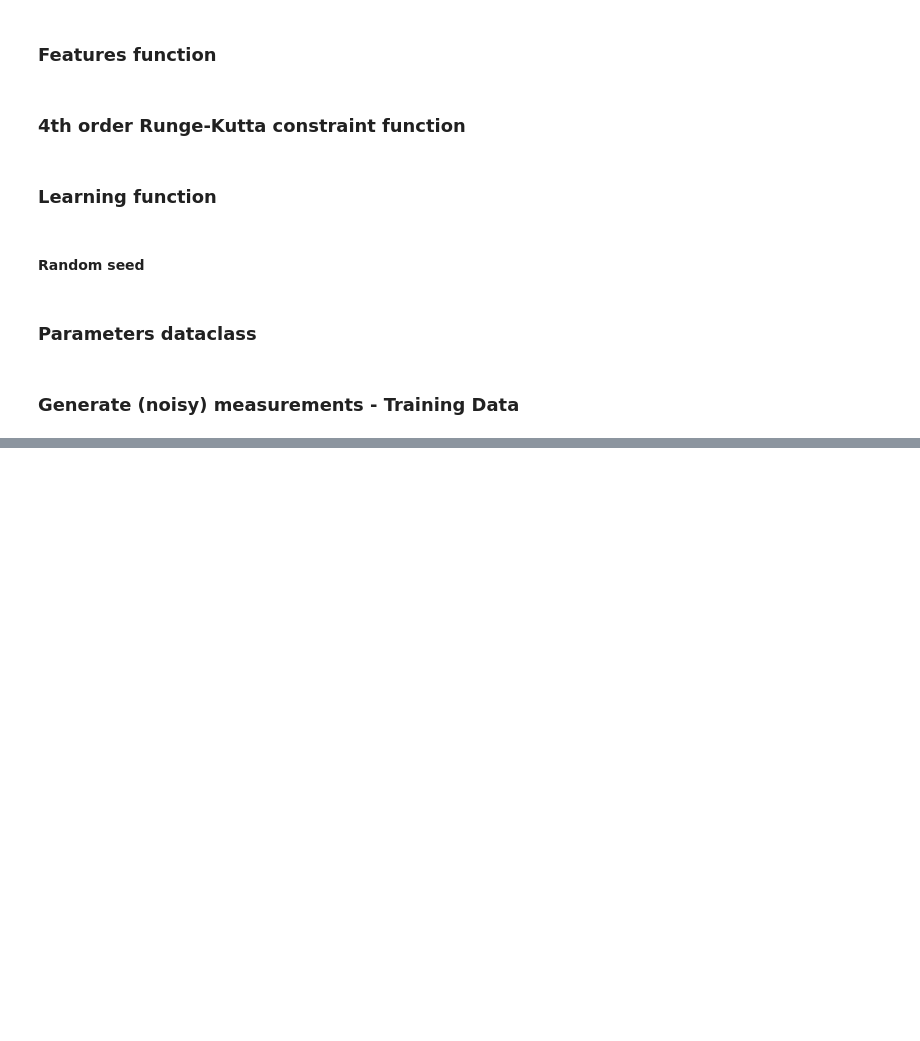
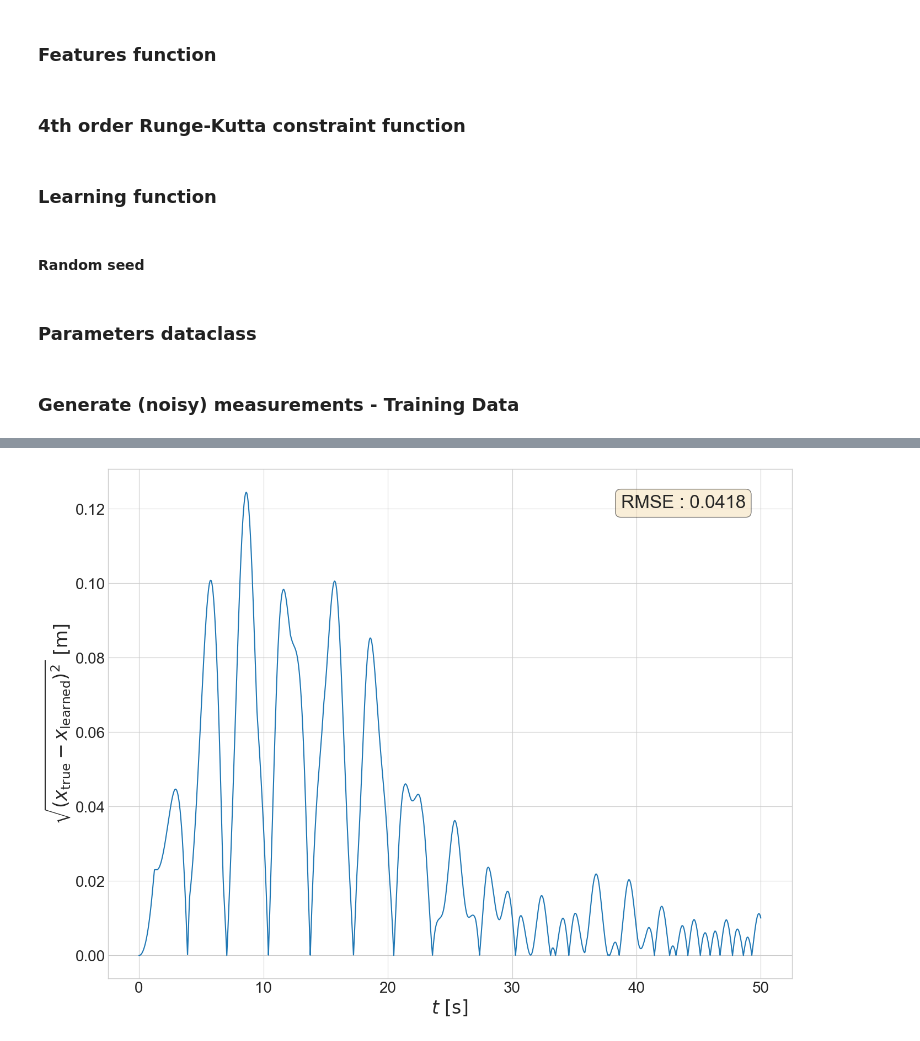
Before and after one commit to xristosl0610/PhI-SINDy, a Jupyter notebook: current/main_CL.ipynb, the cells around one changed output, grey strips where cells are left out. Drawn from its saved outputs; the diff is of its cells as text; code cells hidden in the pictures; blank space fills up the shorter version.

```diff
--- a/current/main_CL.ipynb
+++ b/current/main_CL.ipynb
@@ -140,7 +155,7 @@ def apply_rk4_SparseId(x, LibsCoeffs, times, timesteps, Params, paramSize, phase
 # %% [markdown]
 ### Learning function
 # %%
-def learn_sparse_model(coeffs, train_set, times, params, param_size, phases=(1.1, 1.2, 1.3), lr_reduction=10):
+def learn_sparse_model(coeffs, train_set, times, params, lr_reduction=10):
     """"
     A function that calculates which ksi coefficients lead to optimal prediction
     The updating of the coefficients is performed in a deep learning fashion
@@ -154,8 +169,6 @@ def learn_sparse_model(coeffs, train_set, times, params, param_size, phases=(1.1
     times : torch.Tensor
 
     params : parameters dataclass
-
-    param_size : int
 
     phases : tuple
 
@@ -192,10 +205,10 @@ def learn_sparse_model(coeffs, train_set, times, params, param_size, phases=(1.1
 
             # One forward step predictions
 
-            y_pred = apply_rk4_SparseId(y_total[:-1], coeffs, times[:-1], timesteps=timesteps_i, Params=params, paramSize=param_size, phases=phases)
+            y_pred = apply_rk4_SparseId(y_total[:-1], coeffs, times[:-1], timesteps=timesteps_i, params=params)
 
             # One backward step predictions
-            y_pred_back = apply_rk4_SparseId(y_total[1:], coeffs, times[1:], timesteps=-timesteps_i, Params=params, paramSize=param_size, phases=phases)
+            y_pred_back = apply_rk4_SparseId(y_total[1:], coeffs, times[1:], timesteps=-timesteps_i, params=params)
 
             loss_new += criteria(y_pred, y_total[1:]) + weights[0] * criteria(
                 y_pred_back, y_total[:-1]
@@ -290,0 +415,31 @@ Learned_Coeffs
+# %%
+ind = 0
+
+squaredError = np.sqrt((x_denoised[:, ind] - x_learnt[:, ind]) ** 2)
+
+fig, ax = plt.subplots(figsize=(16,12))
+
+ax.plot(ts, squaredError, label="Squared Error")
+
+rmse = np.sqrt(((x_denoised[:, ind] - x_learnt[:, ind]) ** 2).sum() / x_learnt.shape[0])
+textstr = f"RMSE : {rmse:.4f}"
+
+props = dict(boxstyle='round', facecolor='wheat', alpha=0.5)
+
+# place a text box in upper left in axes coords
+ax.text(0.75, 0.95, textstr, transform=ax.transAxes, fontsize=24,
+        verticalalignment='top', bbox=props)
+
+
+
+ax.set_xlabel(r"$t \, \, \mathrm{[s]}$", fontsize=24)
+# plt.ylabel(r"$\sqrt{(\dot{x}_{\mathrm{true}} - \dot{x}_{\mathrm{learned}}) ^2} \, \, \mathrm{[m/s]}$", fontsize=24)
+ax.set_ylabel(r"$\sqrt{(x_{\mathrm{true}} - x_{\mathrm{learned}}) ^2} \, \, \mathrm{[m]}$", fontsize=24)
+
+ax.tick_params(axis='both', which='major', labelsize=20)
+
+plt.savefig(os.path.join(dir_plot_path, new_dir, "err.png"), bbox_inches='tight')
+
+plt.show()
+# %% [output]
+[figure, added]
```
Also changed, not shown: parts of 16 cells of this notebook, 5 other files.
